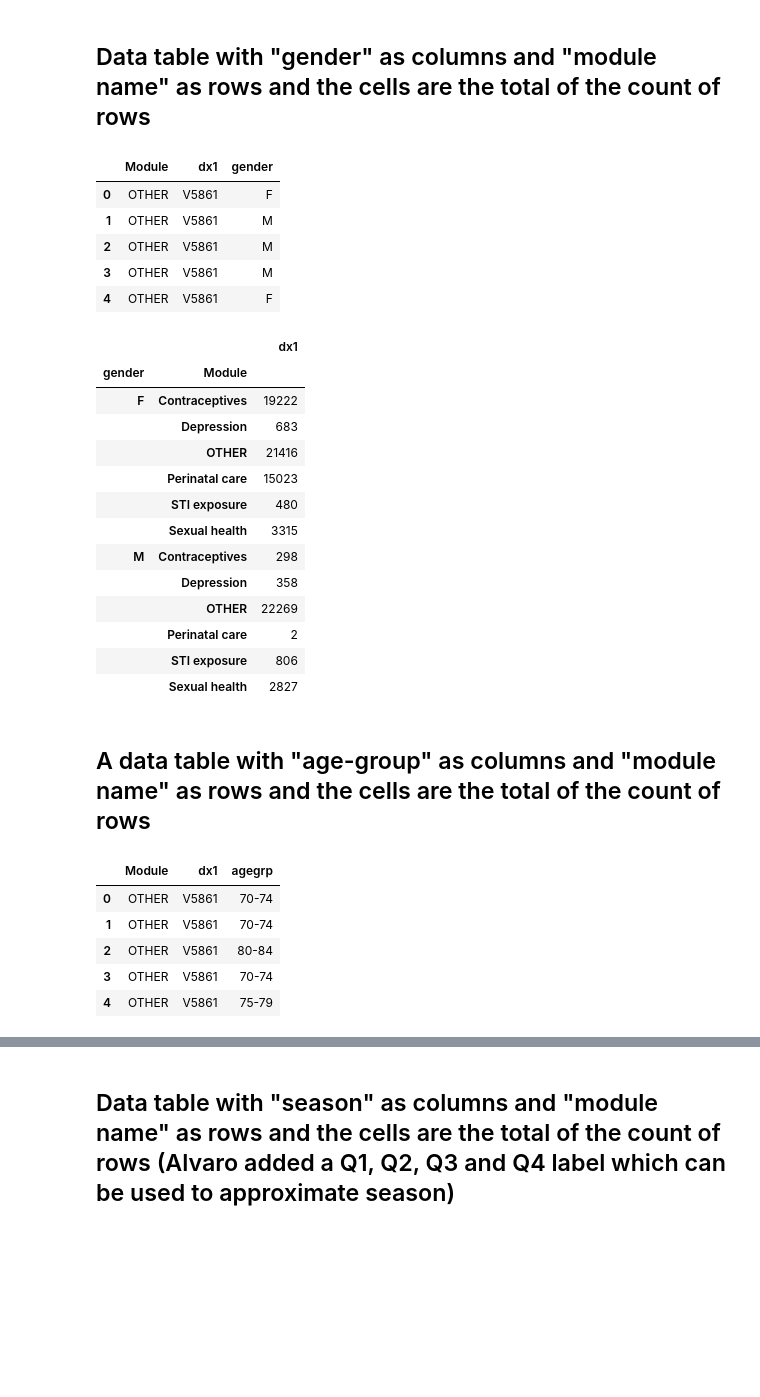
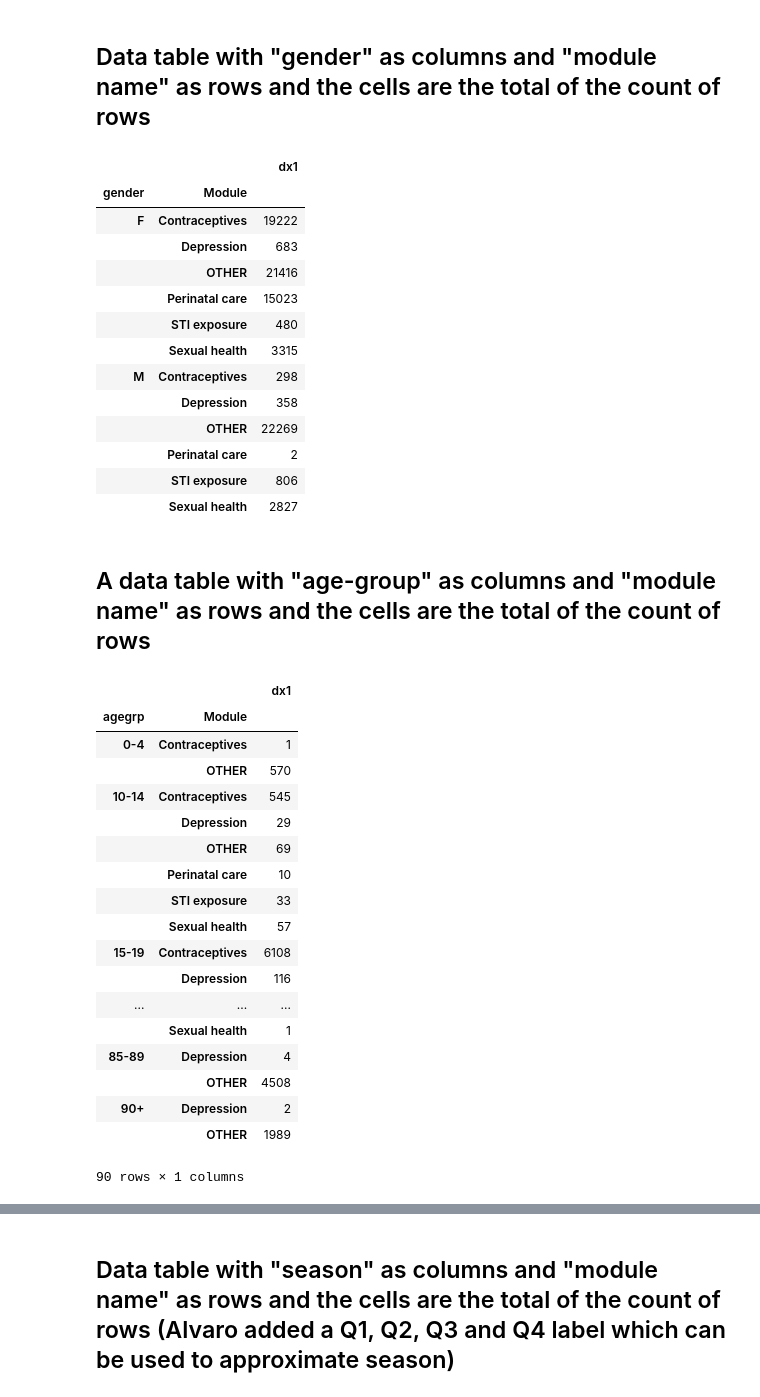
Before and after one commit to katharinechen/BIME-notebooks, a Jupyter notebook: dev/APAC/APAC Data Analysis 12.5.ipynb, the cells around one changed output, grey strips where cells are left out. Cells and saved outputs as stored; diff of their text form; code cells hidden in the pictures; blank space fills up the shorter version.

Commit message:
APAC table write to excel

```diff
--- a/dev/APAC/APAC Data Analysis 12.5.ipynb
+++ b/dev/APAC/APAC Data Analysis 12.5.ipynb
@@ -172,40 +173,46 @@ MERGED_TABLE.head(5)
 ##  Data table with "gender" as columns and "module name" as rows and the cells are the total of the count of rows
 # %%
 gender = MERGED_TABLE[['Module', 'dx1', 'gender']]
-gender.head(5)
+genderCount = gender.groupby(['gender', 'Module']).aggregate('count')
+genderCount
 # %% [output]
-|  | Module | dx1 | gender |
-| 0 | OTHER | V5861 | F |
-| 1 | OTHER | V5861 | M |
-| 2 | OTHER | V5861 | M |
-| 3 | OTHER | V5861 | M |
-| 4 | OTHER | V5861 | F |
+|  |  | dx1 |
+| gender | Module |  |
+| F | Contraceptives | 19222 |
+|  | Depression | 683 |
+|  | OTHER | 21416 |
+|  | Perinatal care | 15023 |
+|  | STI exposure | 480 |
+|  | Sexual health | 3315 |
+| M | Contraceptives | 298 |
+|  | Depression | 358 |
+|  | OTHER | 22269 |
+|  | Perinatal care | 2 |
+|  | STI exposure | 806 |
+|  | Sexual health | 2827 |
-# %%
-gender.groupby(['gender', 'Module']).aggregate('count')
-# %% [output]
-|  |  | dx1 |
-| gender | Module |  |
-| F | Contraceptives | 19222 |
-|  | Depression | 683 |
-|  | OTHER | 21416 |
-|  | Perinatal care | 15023 |
-|  | STI exposure | 480 |
-|  | Sexual health | 3315 |
-| M | Contraceptives | 298 |
-|  | Depression | 358 |
-|  | OTHER | 22269 |
-|  | Perinatal care | 2 |
-|  | STI exposure | 806 |
-|  | Sexual health | 2827 |
 # %% [markdown]
 ##  A data table with "age-group" as columns and "module name" as rows and the cells are the total of the count of rows
 # %%
 age = MERGED_TABLE[['Module', 'dx1', 'agegrp']]
-age.head(5)
+ageCount = age.groupby(['agegrp', 'Module']).aggregate('count')
+ageCount
 # %% [output]
-|  | Module | dx1 | agegrp |
-| 0 | OTHER | V5861 | 70-74 |
-| 1 | OTHER | V5861 | 70-74 |
-| 2 | OTHER | V5861 | 80-84 |
-| 3 | OTHER | V5861 | 70-74 |
-| 4 | OTHER | V5861 | 75-79 |
+|  |  | dx1 |
+| agegrp | Module |  |
+| 0-4 | Contraceptives | 1 |
+|  | OTHER | 570 |
+| 10-14 | Contraceptives | 545 |
+|  | Depression | 29 |
+|  | OTHER | 69 |
+|  | Perinatal care | 10 |
+|  | STI exposure | 33 |
+|  | Sexual health | 57 |
+| 15-19 | Contraceptives | 6108 |
+|  | Depression | 116 |
+| ... | ... | ... |
+|  | Sexual health | 1 |
+| 85-89 | Depression | 4 |
+|  | OTHER | 4508 |
+| 90+ | Depression | 2 |
+|  | OTHER | 1989 |
+90 rows × 1 columns
```
Also changed, not shown: parts of 6 cells of this notebook.
